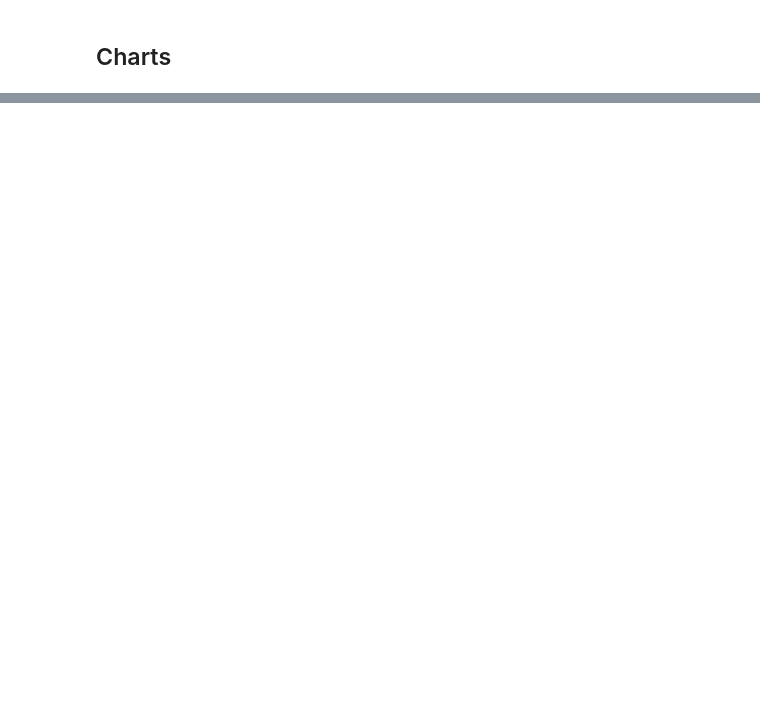
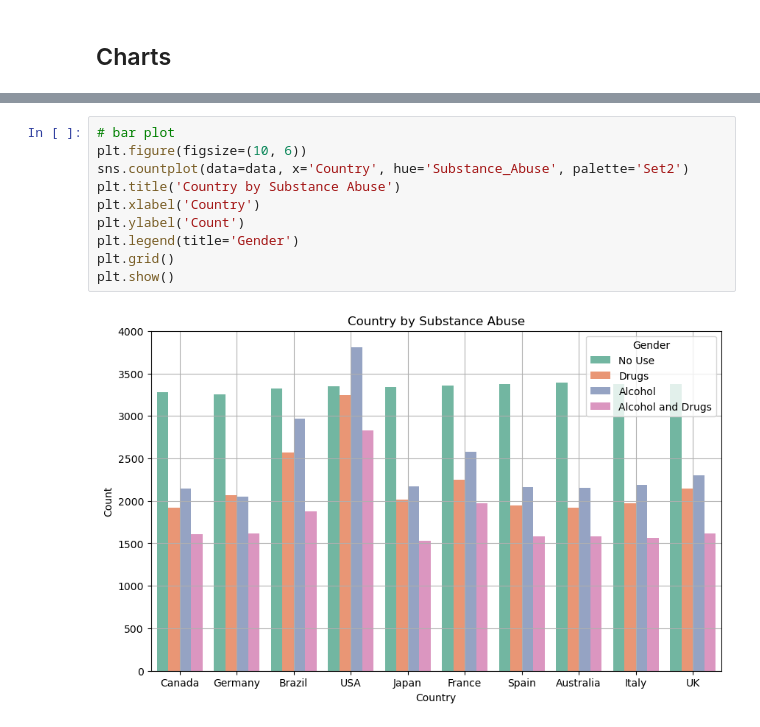
Before and after one commit to HafezAghili/drug-and-alcohol-abuse---data-analysis, a Jupyter notebook: Drug and alcohol abuse - data analysis.ipynb, the cells around one changed output, grey strips where cells are left out. Drawn from its saved outputs; the diff is of its cells as text; blank space fills up the shorter version.

```diff
--- a/Drug and alcohol abuse - data analysis.ipynb
+++ b/Drug and alcohol abuse - data analysis.ipynb
@@ -350,3 +417,15 @@ plt.show()
+# %%
+# bar plot
+plt.figure(figsize=(10, 6))
+sns.countplot(data=data, x='Country', hue='Substance_Abuse', palette='Set2')
+plt.title('Country by Substance Abuse')
+plt.xlabel('Country')
+plt.ylabel('Count')
+plt.legend(title='Gender')
+plt.grid()
+plt.show()
+# %% [output]
+[figure, added]
 # %%
 # bar plot
 plt.figure(figsize=(10, 6))
```
Also changed, not shown: parts of 30 cells of this notebook.
